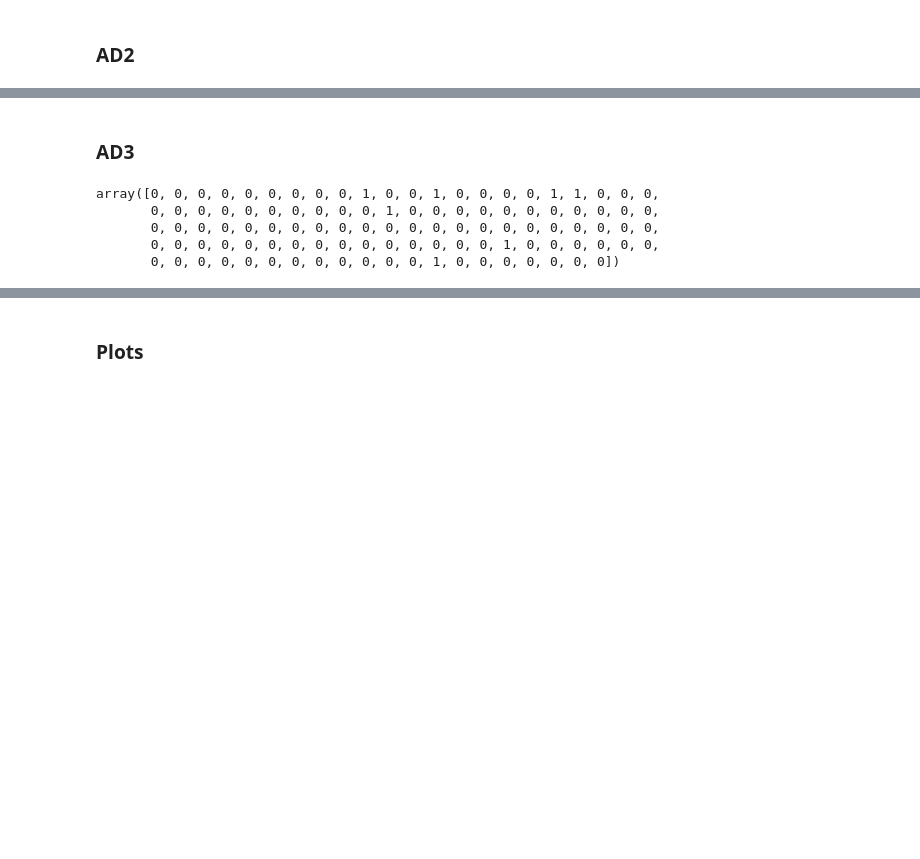
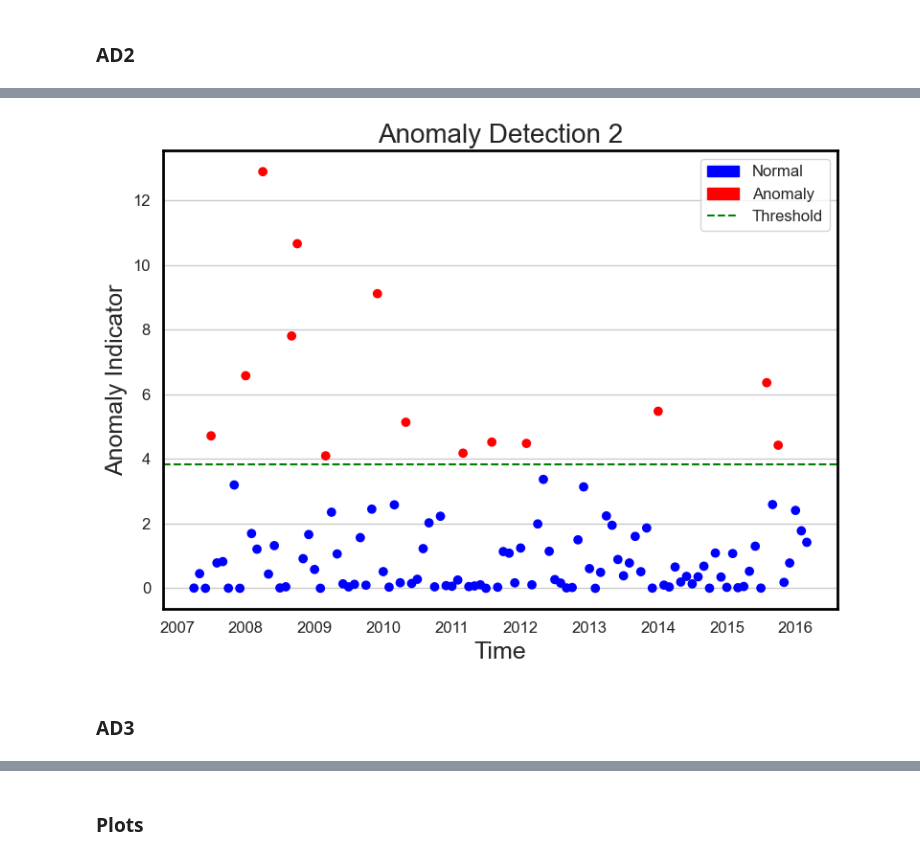
Before and after one commit to zg915/PF-PortfolioStrategies, a Jupyter notebook: SMSV+EMASO_plotUpdated.ipynb, the cells around one changed output, grey strips where cells are left out. Saved outputs shown, nothing was run; the diff lists cells and outputs as text; code cells hidden in the pictures; blank space fills up the shorter version.

```diff
--- a/SMSV+EMASO_plotUpdated.ipynb
+++ b/SMSV+EMASO_plotUpdated.ipynb
@@ -195,10 +215,11 @@ array([0, 0, 0, 0, 0, 0, 0, 0, 0, 1, 0, 0, 1, 0, 0, 0, 0, 1, 1, 0, 0, 0,
 # %% [markdown]
 ### AD2
 # %%
-AD2 = np.exp(- np.median(p_x, axis=1)) * ((observation - np.median(p_μ, axis=1)) ** 2)
-threshold = chi2.ppf(0.95, df=1)
-plt.scatter(dates[48:], AD2[48:])
-plt.axhline(y=threshold)
-plt.show()
-AD2 = (AD2[48:] >= threshold).astype(int)
-AD2
+from scipy.stats import chi2
+AD2_values = np.exp(- np.mean(p_x, axis=1)) * ((observation - np.mean(p_μ, axis=1)) ** 2)
+
+# Determine the threshold using chi-squared distribution (95th percentile)
+threshold_AD2 = chi2.ppf(0.95, df=1)
+
+# Define anomalies based on threshold
+AD2 = (AD2_values[48:] >= threshold_AD2).astype(int)
@@ -238,3 +226,44 @@ plt.show()
+# %%
+
+# Define colors based on anomalies
+colors_AD2 = ['red' if is_anomaly else 'blue' for is_anomaly in AD2]
+# Plot AD2 with anomalies in a different color
+plt.figure(figsize=(8, 6))
+plt.scatter(dates[48:], AD2_values[48:], c=colors_AD2, label="AD2 Values")
+horizontal_line = plt.axhline(y=threshold_AD2, color="green", linestyle="--", label="Threshold")
+
+
+# Add labels, title, and legend with specified font sizes
+plt.title("Anomaly Detection 2", fontsize=20)
+plt.xlabel("Time", fontsize=18)
+plt.ylabel("Anomaly Indicator", fontsize=18)
+
+# Custom legend handles for colors
+blue_patch = mpatches.Patch(color='blue', label='Normal')
+red_patch = mpatches.Patch(color='red', label='Anomaly')
+
+# Combine custom handles with the line legend
+plt.legend(handles=[blue_patch, red_patch, horizontal_line], fontsize=12)
+
+# Customize tick font sizes
+plt.xticks(fontsize=12)
+plt.yticks(fontsize=12)
+
+# Adjust layout
+plt.tight_layout()
+
+# Add a frame by customizing the spines
+for spine in plt.gca().spines.values():
+    spine.set_visible(True)  # Ensure spines are visible
+    spine.set_color("black")  # Set the color of the frame
+    spine.set_linewidth(2)  # Set the frame (spine) thickness
+# Save the figure with a transparent background (content remains opaque)
+plt.savefig("Anomaly Detection 2.png", dpi=1080, transparent=True)
+
+# Show the plot
+plt.show()
+# %% [output]
+[figure, added]
 # %% [markdown]
 ### AD3
 # %%
@@ -246,13 +275,6 @@ percentile_97_5 = np.percentile(y, 97.5, axis=1)  # 97.5th percentile for each r
 AD3 = (observation >= percentile_2_5) & (observation <= percentile_97_5)
 AD3 = np.where(AD3, 0, 1)
 AD3 = AD3[48:]
-AD3
-# %% [output]
-array([0, 0, 0, 0, 0, 0, 0, 0, 0, 1, 0, 0, 1, 0, 0, 0, 0, 1, 1, 0, 0, 0,
-       0, 0, 0, 0, 0, 0, 0, 0, 0, 0, 1, 0, 0, 0, 0, 0, 0, 0, 0, 0, 0, 0,
-       0, 0, 0, 0, 0, 0, 0, 0, 0, 0, 0, 0, 0, 0, 0, 0, 0, 0, 0, 0, 0, 0,
-       0, 0, 0, 0, 0, 0, 0, 0, 0, 0, 0, 0, 0, 0, 0, 1, 0, 0, 0, 0, 0, 0,
-       0, 0, 0, 0, 0, 0, 0, 0, 0, 0, 0, 0, 1, 0, 0, 0, 0, 0, 0, 0])
 # %%
 colors_AD3 = ['red' if is_anomaly else 'blue' for is_anomaly in AD3]
 
```
Also changed, not shown: parts of 6 cells of this notebook, 3 other files.
